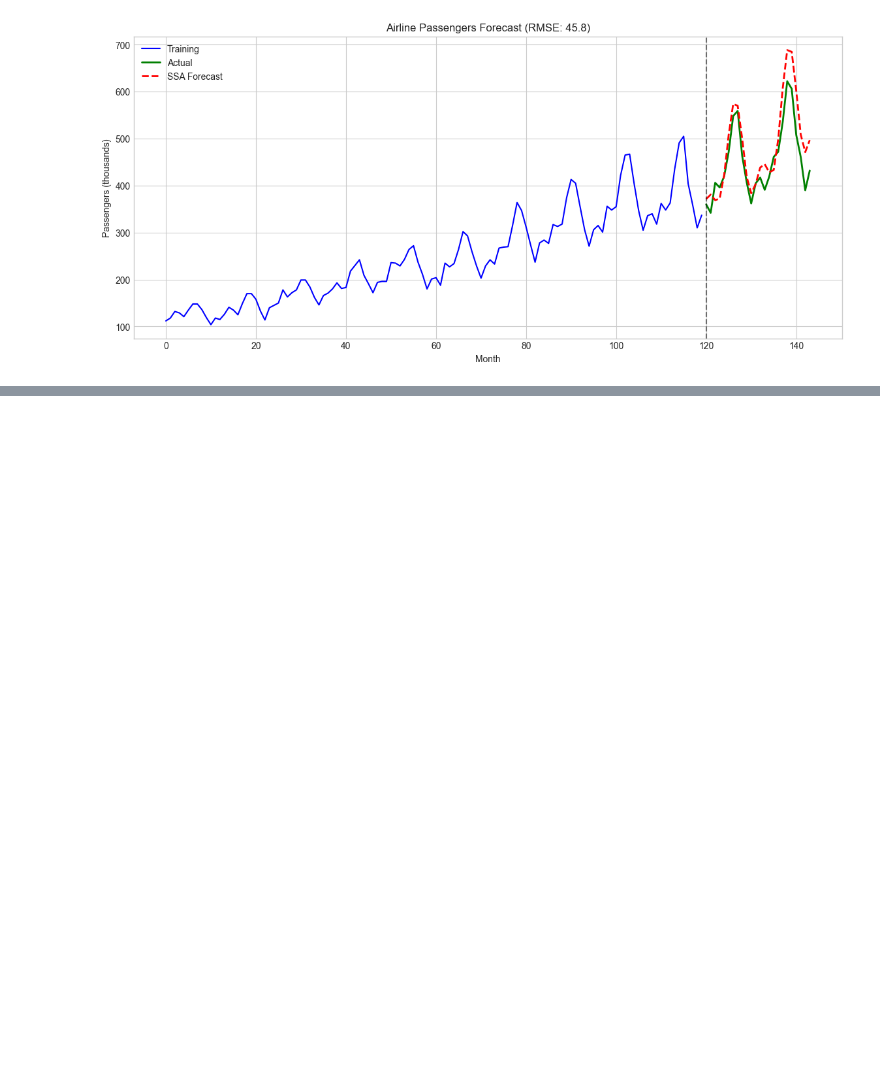
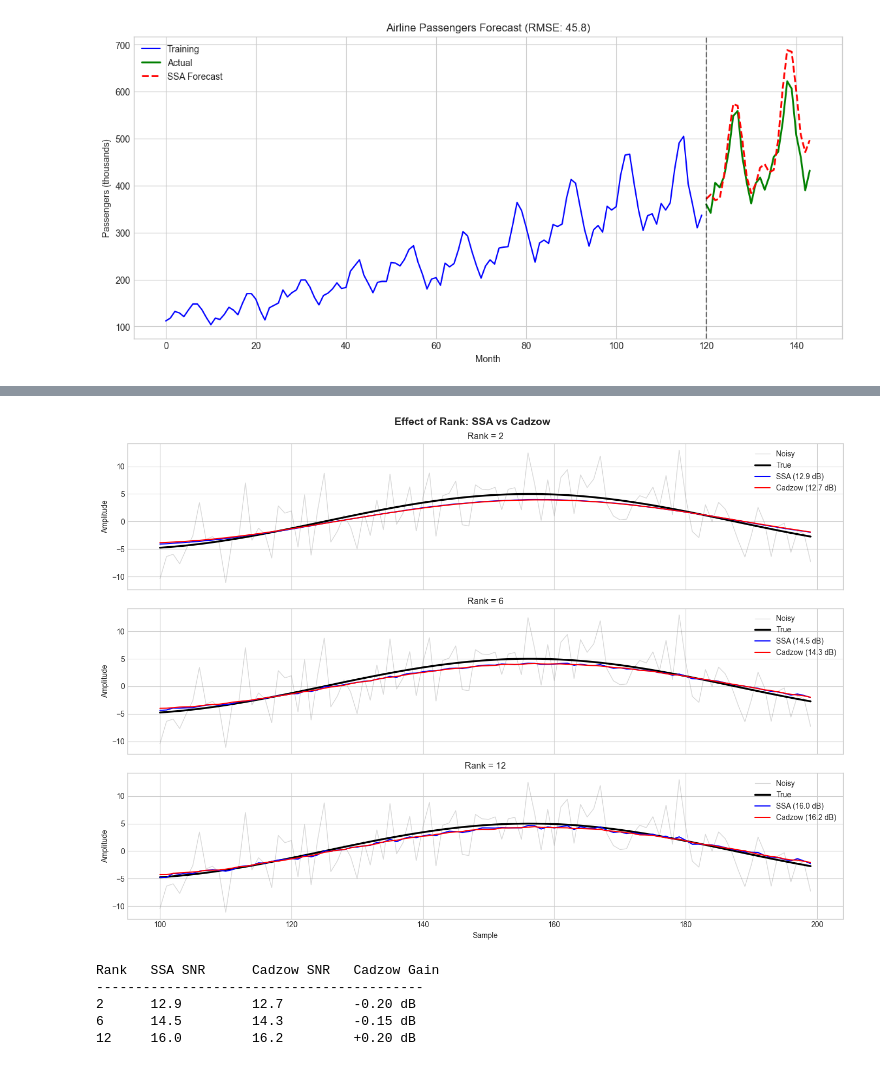
Before and after one commit to Tugbars/Singular-Spectrum-Analysis, a Jupyter notebook: MKL/py/ssa_demo.ipynb, the cells around one changed output, grey strips where cells are left out. Saved outputs shown, nothing was run; the diff lists cells and outputs as text; code cells hidden in the pictures; blank space fills up the shorter version.

```diff
--- a/MKL/py/ssa_demo.ipynb
+++ b/MKL/py/ssa_demo.ipynb
@@ -684,0 +823,66 @@ Top 7 components: 99.6%
+# %%
+# Rank selection: Underfit vs Overfit vs Cadzow
+import numpy as np
+import matplotlib.pyplot as plt
+from ssa_wrapper import SSA, cadzow
+
+# Simple sine wave (true rank 2)
+N = 500
+L = N // 2
+t = np.arange(N) / N
+true_signal = 5.0 * np.sin(2 * np.pi * 8 * t)
+
+np.random.seed(42)
+noise_std = 4.0
+noisy = true_signal + np.random.randn(N) * noise_std
+
+def snr(true, est):
+    return 10 * np.log10(np.mean(true**2) / np.mean((true - est)**2))
+
+# Compare ranks
+results = {}
+for rank in [2, 6, 12]:
+    ssa = SSA(noisy, L=L)
+    ssa.decompose(k=rank)
+    ssa_result = ssa.reconstruct(list(range(rank)))
+    cadzow_res = cadzow(noisy, L=L, rank=rank, max_iter=30)
+    results[rank] = {
+        'ssa': ssa_result,
+        'cadzow': cadzow_res.signal,
+        'ssa_snr': snr(true_signal, ssa_result),
+        'cadzow_snr': snr(true_signal, cadzow_res.signal)
+    }
+
+# Plot zoomed comparison
+z = slice(100, 200)
+fig, axes = plt.subplots(3, 1, figsize=(14, 10), sharex=True)
+
+for ax, rank in zip(axes, [2, 6, 12]):
+    r = results[rank]
+    ax.plot(range(z.start, z.stop), noisy[z], 'gray', alpha=0.3, lw=1, label='Noisy')
+    ax.plot(range(z.start, z.stop), true_signal[z], 'k-', lw=2.5, label='True')
+    ax.plot(range(z.start, z.stop), r['ssa'][z], 'b-', lw=1.5, label=f"SSA ({r['ssa_snr']:.1f} dB)")
+    ax.plot(range(z.start, z.stop), r['cadzow'][z], 'r-', lw=1.5, label=f"Cadzow ({r['cadzow_snr']:.1f} dB)")
+    ax.set_title(f'Rank = {rank}')
+    ax.legend(loc='upper right')
+    ax.set_ylabel('Amplitude')
+
+axes[2].set_xlabel('Sample')
+plt.suptitle('Effect of Rank: SSA vs Cadzow', fontsize=14, fontweight='bold')
+plt.tight_layout()
+plt.show()
+
+# Print summary
+print(f"{'Rank':<6} {'SSA SNR':<12} {'Cadzow SNR':<12} {'Cadzow Gain':<12}")
+print("-" * 42)
+for rank in [2, 6, 12]:
+    r = results[rank]
+    gain = r['cadzow_snr'] - r['ssa_snr']
+    print(f"{rank:<6} {r['ssa_snr']:<12.1f} {r['cadzow_snr']:<12.1f} {gain:+.2f} dB")
+# %% [output]
+[figure, added]
+Rank   SSA SNR      Cadzow SNR   Cadzow Gain
+------------------------------------------
+2      12.9         12.7         -0.20 dB
+6      14.5         14.3         -0.15 dB
+12     16.0         16.2         +0.20 dB
```
Also changed, not shown: parts of 11 cells of this notebook, 2 other files.
